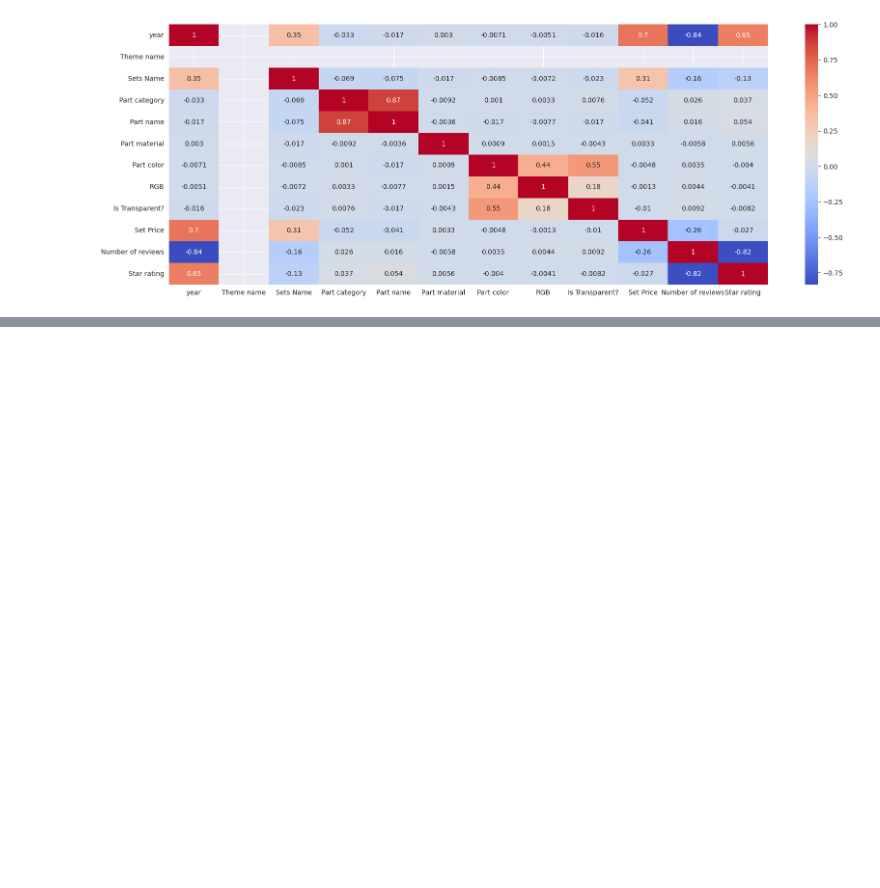
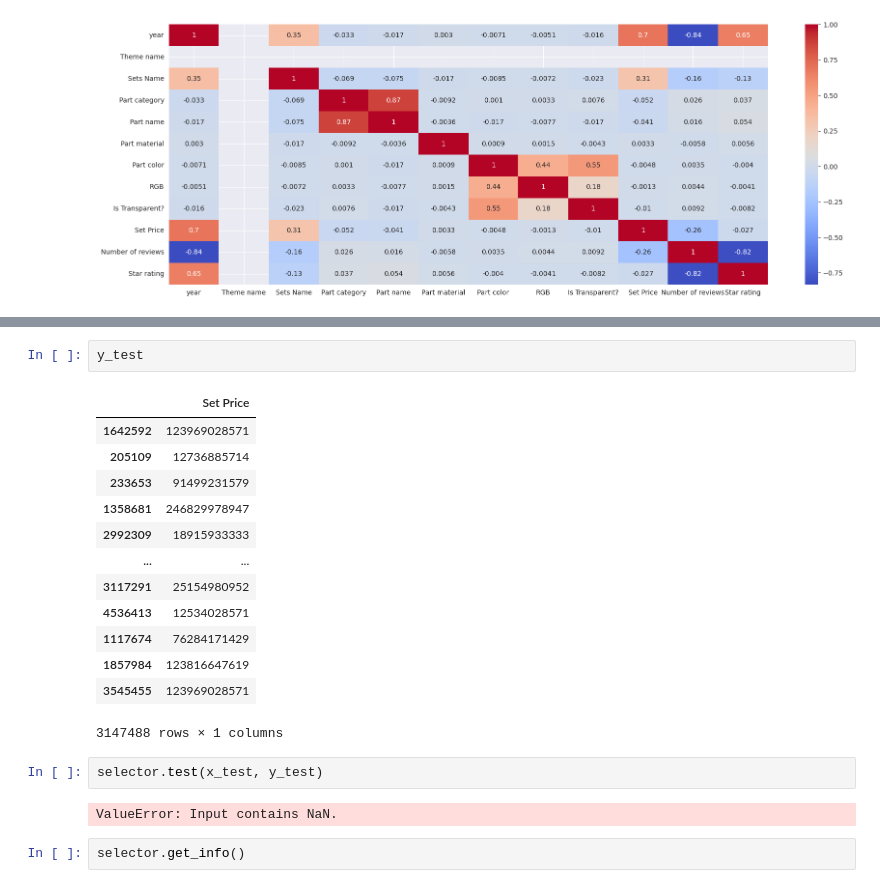
Before and after one commit to AlexCawl/LegoPriceResearchLab, a Jupyter notebook: exploring.ipynb, the cells around one changed output, grey strips where cells are left out. Cells and saved outputs as stored; diff of their text form; blank space fills up the shorter version.

```diff
--- a/exploring.ipynb
+++ b/exploring.ipynb
@@ -72,0 +200,22 @@ sns.heatmap(lego[lego["Theme name"] == 73].corr(), cmap="coolwarm", annot=True)
+# %%
+y_test
+# %% [output]
+|  | Set Price |
+| 1642592 | 123969028571 |
+| 205109 | 12736885714 |
+| 233653 | 91499231579 |
+| 1358681 | 246829978947 |
+| 2992309 | 18915933333 |
+| ... | ... |
+| 3117291 | 25154980952 |
+| 4536413 | 12534028571 |
+| 1117674 | 76284171429 |
+| 1857984 | 123816647619 |
+| 3545455 | 123969028571 |
+3147488 rows × 1 columns
+# %%
+selector.test(x_test, y_test)
+# %% [output]
+ValueError: Input contains NaN.
+# %%
+selector.get_info()
```
Also changed, not shown: parts of 9 cells of this notebook, 5 other files.
